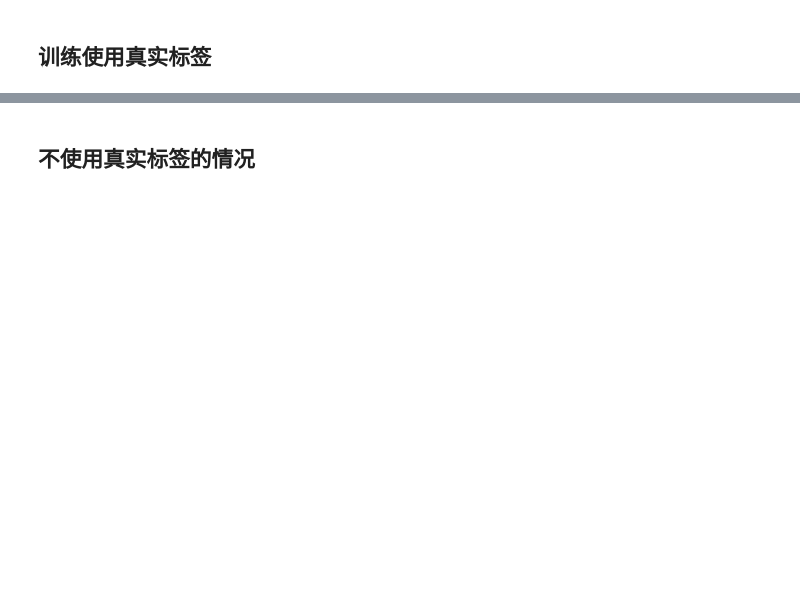
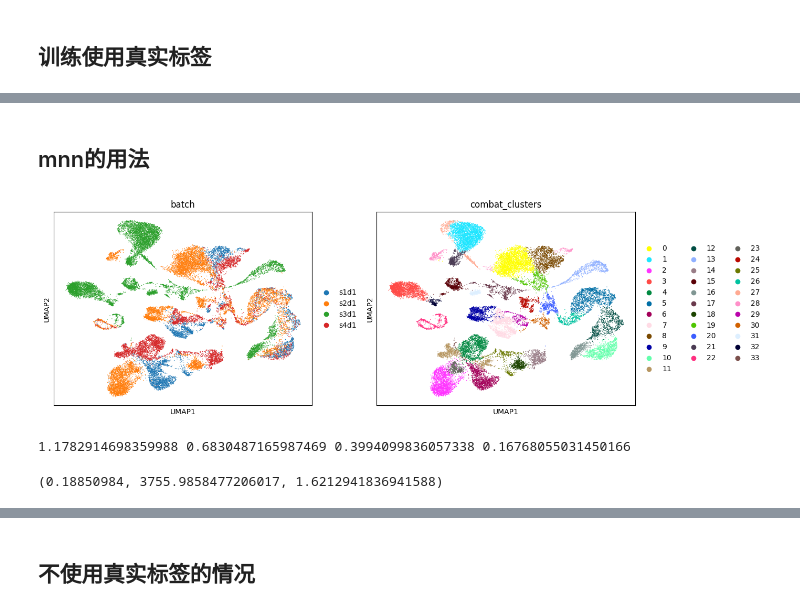
Before and after one commit to StickTaTa/ScFormer, a Jupyter notebook: Tutorial/25_pbmc_four_sample_result.ipynb, the cells around one changed output, grey strips where cells are left out. Drawn from its saved outputs; the diff is of its cells as text; code cells hidden in the pictures; blank space fills up the shorter version.

```diff
--- a/Tutorial/25_pbmc_four_sample_result.ipynb
+++ b/Tutorial/25_pbmc_four_sample_result.ipynb
@@ -99,0 +133,32 @@ F1 Score for <1% rare cells: 0.9341439552166463
+# %% [markdown]
+## mnn的用法
+# %%
+a,b,c = sc.external.pp.mnn_correct(adata, batch_key='batch')
+adata = a[0]
+sc.tl.pca(adata, svd_solver='arpack')  # svd_solver 可选 'arpack', 'randomized', 'auto'
+# 使用 PCA 的低维结果构建邻居图
+sc.pp.neighbors(adata, n_neighbors=10, use_rep='X_pca')
+
+# UMAP 降维和 Leiden 聚类
+sc.tl.umap(adata, random_state=seed)  # 设置随机种子
+sc.tl.leiden(adata, key_added='combat_clusters')  # 聚类分析
+
+# 可视化校正结果
+sc.pl.umap(adata, color=['batch', 'combat_clusters'])
+# %% [output]
+[figure, added]
+# %%
+ilisi_score = compute_ilisi(adata.obsm['X_pca'], adata.obs['batch'])
+nmi_score = compute_nmi(adata.obs['Annotation'], adata.obs['combat_clusters'])
+ari_score = compute_ari(adata.obs['Annotation'], adata.obs['combat_clusters'])
+nn_entropy_scores = compute_nn_entropy(adata.obsm['X_pca'], adata.obs['batch'], k=30)
+print(ilisi_score, nmi_score, ari_score, nn_entropy_scores)
+# %% [output]
+1.1782914698359988 0.6830487165987469 0.3994099836057338 0.16768055031450166
+# %%
+sc_score = compute_silhouette_score(adata.obsm['X_pca'], adata.obs['combat_clusters'])
+ch_score = compute_calinski_harabasz_score(adata.obsm['X_pca'], adata.obs['combat_clusters'])
+db_score = compute_davies_bouldin_score(adata.obsm['X_pca'], adata.obs['combat_clusters'])
+sc_score, ch_score, db_score
+# %% [output]
+(0.18850984, 3755.9858477206017, 1.6212941836941588)
```
Also changed, not shown: parts of 34 cells of this notebook, 5 other files.
